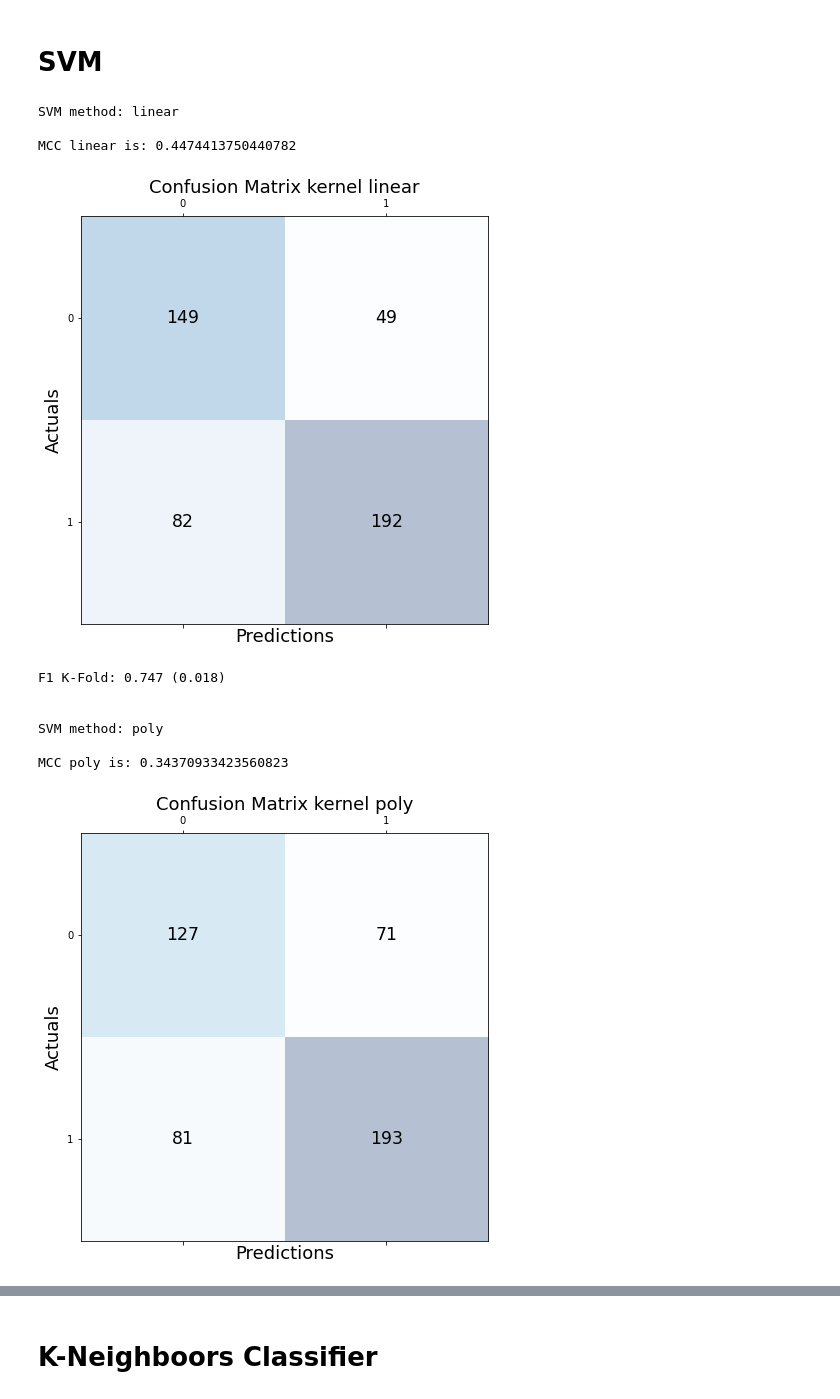
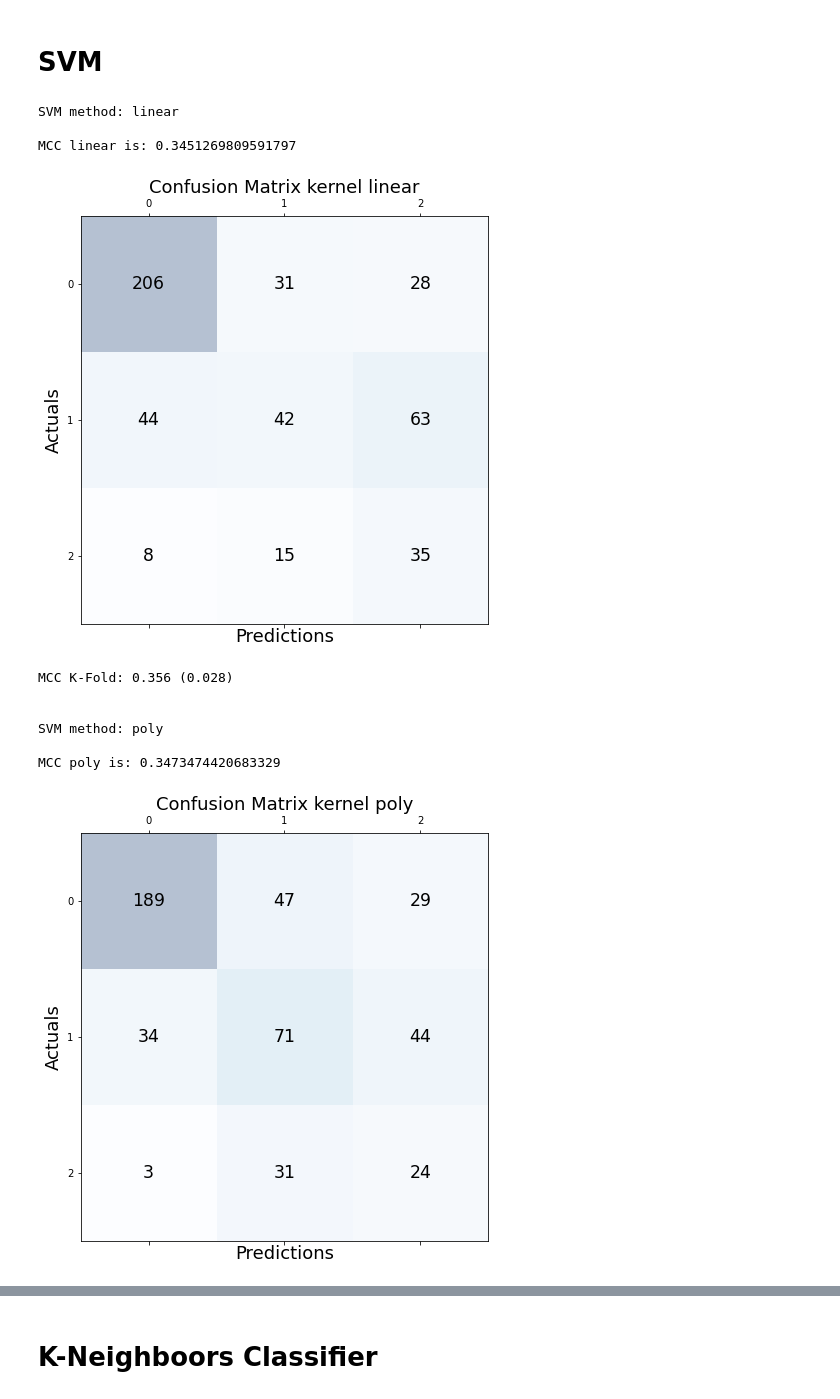
Before and after one commit to francescagiacco/ML-project-personality-and-drug-consumption, a Jupyter notebook: notebooks/second_modeling.ipynb, the cells around one changed output, grey strips where cells are left out. Cells and saved outputs as stored; diff of their text form; code cells hidden in the pictures.

```diff
--- a/notebooks/second_modeling.ipynb
+++ b/notebooks/second_modeling.ipynb
@@ -65,7 +65,7 @@ nationality = ['australia', 'canada', 'new_zealand', 'ireland', 'uk', 'usa']
 
 race = ['asian', 'black_asian', 'white_asian','white_black', 'other', 'white', 'other2']
 
-data.drop(columns=substances+ nationality + race, inplace=True, axis=1)
+data.drop(columns=substances + race+ nationality, inplace=True, axis=1)
 data
 # %% [output]
 |  | age | education | n_score | e_score | o_score | a_score | c_score | impulsiveness | ss | female | ... |
@@ -84,7 +84,7 @@ data
 # %%
 # where more information is stored (I think, does someone know it better?)
 
-data[dt].replace(2,1, inplace = True) #just 2 classes not three
+#data[dt].replace(2,1, inplace = True) #just 2 classes not three
 X_train, X_test, y_train, y_test = train_test_split(data.drop(columns = ['hall_add_aggr','stim_add_aggr', 'depr_add_aggr','depr_woa_add_aggr','hall_woc_add_aggr'], axis=1),
                                                     data[dt], test_size=0.25, random_state=0)
 
@@ -168,4 +173,4 @@ zippato
 # %%
- from sklearn.metrics import fbeta_score, make_scorer
-ftwo_scorer = make_scorer(matthews_corrcoef, beta=2)
-ftwo_scorer
+from sklearn.metrics import fbeta_score, make_scorer
+MCC_scorer = make_scorer(matthews_corrcoef)
+MCC_scorer
@@ -172,8 +179,8 @@ ftwo_scorer
 # %%
 cv = KFold(n_splits=5, random_state=1, shuffle=True) # more than 6 --> overfit
 scores = cross_val_score(model, data.drop(columns = [ 'hall_add_aggr','stim_add_aggr', 'depr_add_aggr','depr_woa_add_aggr','hall_woc_add_aggr'], axis=1),
-                         data[dt], scoring=matthews_corrcoef , cv=cv, n_jobs=-1)
+                         data[dt], scoring=MCC_scorer , cv=cv, n_jobs=-1)
 
 
-print('F1: %.3f (%.3f)' % (np.mean(scores), np.std(scores)))
+print('MCC: %.3f (%.3f)' % (np.mean(scores), np.std(scores)))
 # %% [output]
@@ -187,42 +194,42 @@ for kern in ['linear', 'poly', 'rbf', 'sigmoid']: #try all different Kernel meth
     print(f'SVM method: {kern} \n')
     title = 'Confusion Matrix kernel ' + kern
     model = SVC(kernel = kern, random_state = 0)
     model.fit(X_train, y_train)
     y_pred = model.predict(X_test)
     MCC = matthews_corrcoef(y_test, y_pred)
     print(f"MCC {kern} is: {MCC}")
     #spec1 = specificity(y_test, y_pred)
     #print(f"Specificity score: {spec1}") #not sure it is correct
     cm1 = confusion_matrix(y_test, y_pred)
     fig, ax = plt.subplots(figsize=(7.5, 7.5))
     ax.matshow(cm1, cmap=plt.cm.Blues, alpha=0.3)
     for i in range(cm1.shape[0]):
         for j in range(cm1.shape[1]):
             ax.text(x=j, y=i,s=cm1[i, j], va='center', ha='center', size='xx-large')
 
     plt.xlabel('Predictions', fontsize=18)
     plt.ylabel('Actuals', fontsize=18)
     plt.title(title , fontsize=18)
     plt.show() #doesn't work boh
 
-    cv = KFold(n_splits=5, random_state=1, shuffle=True) # more than 6 --> overfit
+    cv = KFold(n_splits=4, random_state=1, shuffle=True) # more than 6 --> overfit
     scores = cross_val_score(model, data.drop(columns = [ 'hall_add_aggr','stim_add_aggr', 'depr_add_aggr','depr_woa_add_aggr','hall_woc_add_aggr'], axis=1),
-                         data[dt], scoring='f1', cv=cv, n_jobs=-1)
+                         data[dt], scoring=MCC_scorer, cv=cv, n_jobs=-1)
 
     # report performance
-    print('F1 K-Fold: %.3f (%.3f)' % (np.mean(scores), np.std(scores)))
+    print('MCC K-Fold: %.3f (%.3f)' % (np.mean(scores), np.std(scores)))
     print('\n')
 
     #fig.savefig('../img/' + dt + 'confusion_matrix_stim_svm.png') just for the mid term report
 # %% [output]
 SVM method: linear
 
-MCC linear is: 0.4474413750440782
+MCC linear is: 0.3451269809591797
-[figure, old version]
+[figure, new version]
-F1 K-Fold: 0.747 (0.018)
+MCC K-Fold: 0.356 (0.028)
 
 
 SVM method: poly
 
-MCC poly is: 0.34370933423560823
+MCC poly is: 0.3473474420683329
-[figure, old version]
+[figure, new version]
```
Also changed, not shown: parts of 16 cells of this notebook.
